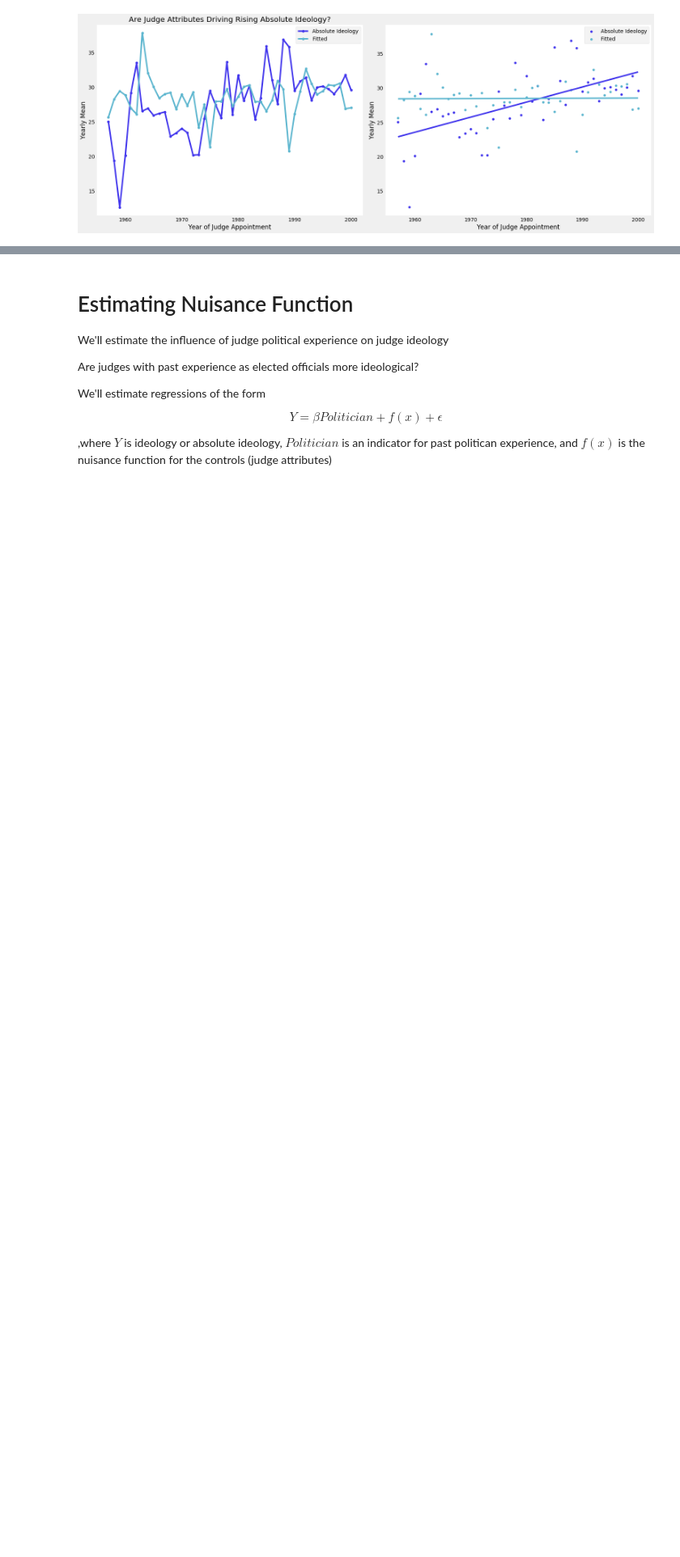
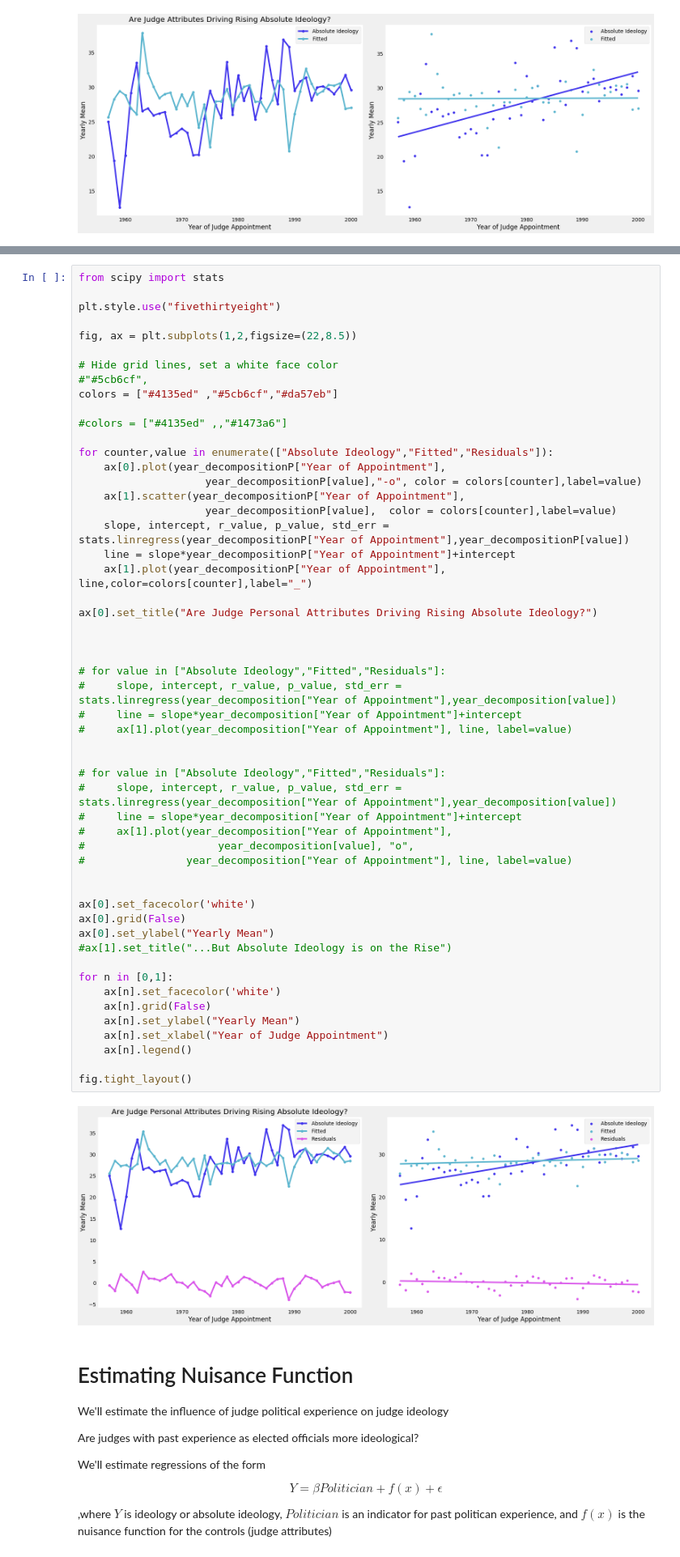
Before and after one commit to isapollnik/uscourts, a Jupyter notebook: Judge Ideology Charts.ipynb, the cells around one changed output, grey strips where cells are left out. Shown at 81% size. Drawn from its saved outputs; the diff is of its cells as text; blank space fills up the shorter version.

Commit message:
Added judge personal attribute predictions

```diff
--- a/Judge Ideology Charts.ipynb
+++ b/Judge Ideology Charts.ipynb
@@ -435,3 +566,58 @@ fig.tight_layout()
+# %%
+from scipy import stats
+
+plt.style.use("fivethirtyeight")
+
+fig, ax = plt.subplots(1,2,figsize=(22,8.5))
+
+# Hide grid lines, set a white face color
+#"#5cb6cf",
+colors = ["#4135ed" ,"#5cb6cf","#da57eb"]
+
+#colors = ["#4135ed" ,,"#1473a6"]
+
+for counter,value in enumerate(["Absolute Ideology","Fitted","Residuals"]):
+    ax[0].plot(year_decompositionP["Year of Appointment"],
+                    year_decompositionP[value],"-o", color = colors[counter],label=value)
+    ax[1].scatter(year_decompositionP["Year of Appointment"],
+                    year_decompositionP[value],  color = colors[counter],label=value)
+    slope, intercept, r_value, p_value, std_err = stats.linregress(year_decompositionP["Year of Appointment"],year_decompositionP[value])
+    line = slope*year_decompositionP["Year of Appointment"]+intercept
+    ax[1].plot(year_decompositionP["Year of Appointment"], line,color=colors[counter],label="_")
+
+ax[0].set_title("Are Judge Personal Attributes Driving Rising Absolute Ideology?")
+
+
+
+# for value in ["Absolute Ideology","Fitted","Residuals"]:
+#     slope, intercept, r_value, p_value, std_err = stats.linregress(year_decomposition["Year of Appointment"],year_decomposition[value])
+#     line = slope*year_decomposition["Year of Appointment"]+intercept
+#     ax[1].plot(year_decomposition["Year of Appointment"], line, label=value)
+
+
+# for value in ["Absolute Ideology","Fitted","Residuals"]:
+#     slope, intercept, r_value, p_value, std_err = stats.linregress(year_decomposition["Year of Appointment"],year_decomposition[value])
+#     line = slope*year_decomposition["Year of Appointment"]+intercept
+#     ax[1].plot(year_decomposition["Year of Appointment"],
+#                     year_decomposition[value], "o",
+#                year_decomposition["Year of Appointment"], line, label=value)
+
+
+ax[0].set_facecolor('white')
+ax[0].grid(False)
+ax[0].set_ylabel("Yearly Mean")
+#ax[1].set_title("...But Absolute Ideology is on the Rise")
+
+for n in [0,1]:
+    ax[n].set_facecolor('white')
+    ax[n].grid(False)
+    ax[n].set_ylabel("Yearly Mean")
+    ax[n].set_xlabel("Year of Judge Appointment")
+    ax[n].legend()
+
+fig.tight_layout()
+# %% [output]
+[figure, added]
 # %% [markdown]
 # Estimating Nuisance Function
 
```
Also changed, not shown: parts of 7 cells of this notebook.
